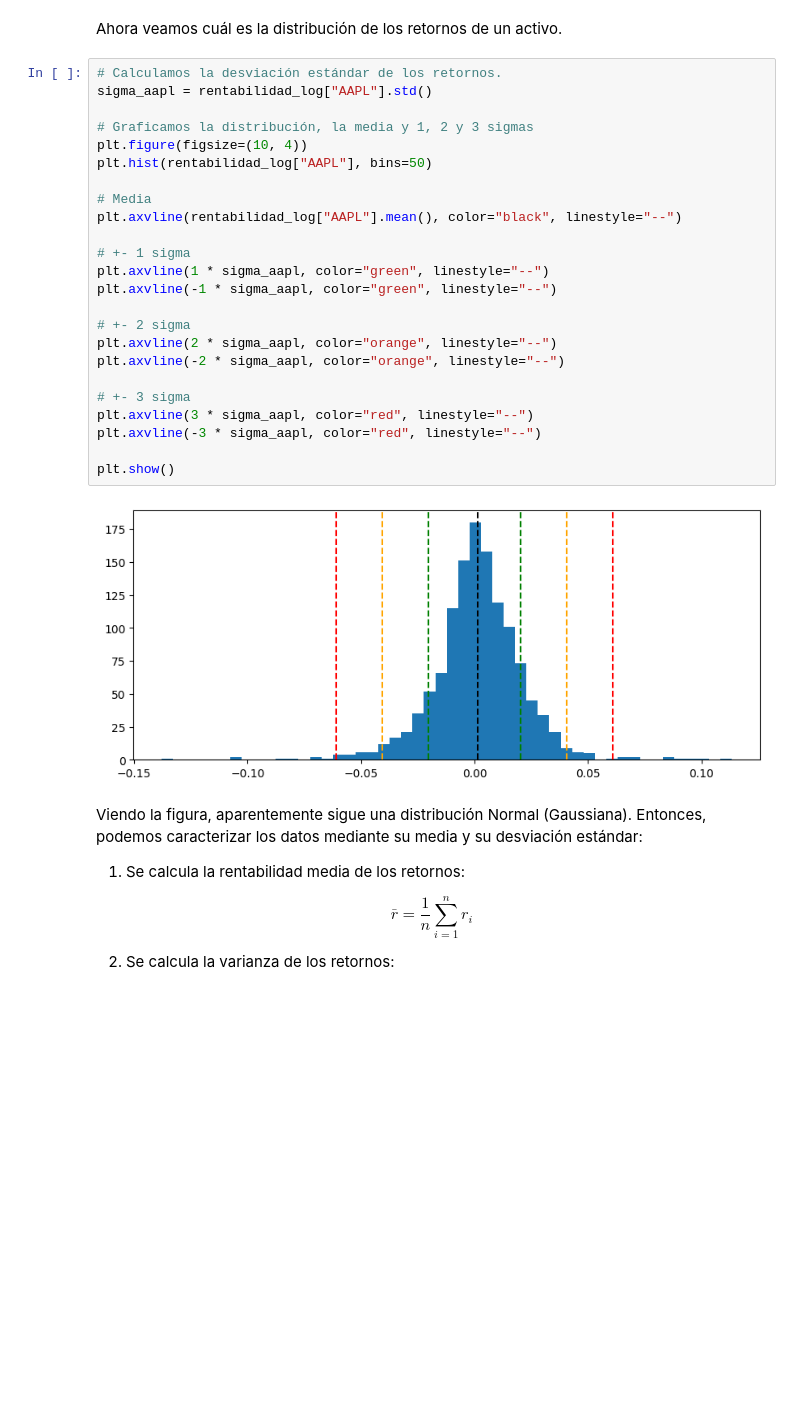
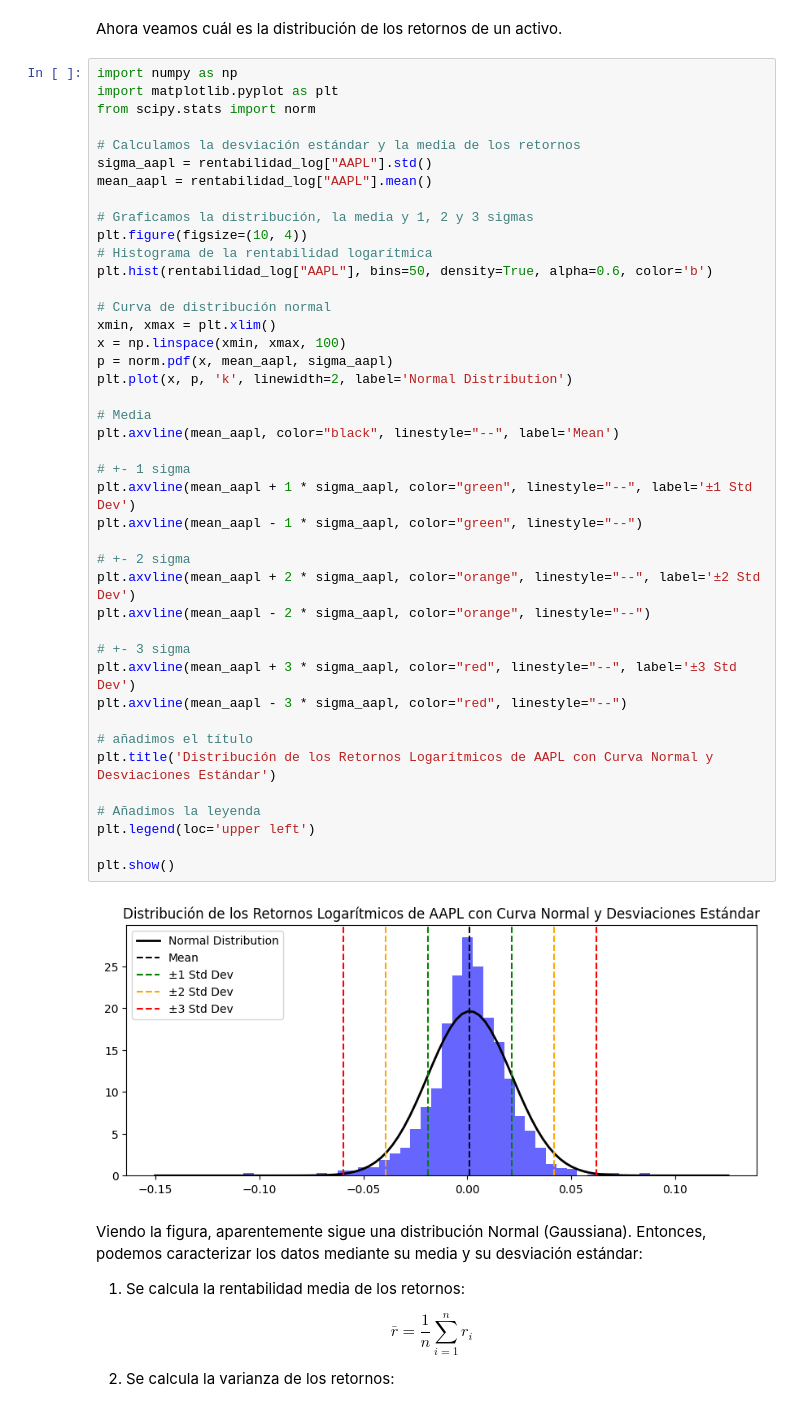
Before and after one commit to alfonso-santos/Introduccion-a-Python-para-las-Finanzas-2024, a Jupyter notebook: Modulo_02_Aplicaciones_Financieras/src/02_01_Descarga y descripción de activos financieros rev 1.ipynb, the cells around one changed output. Cells and saved outputs as stored; diff of their text form; blank space fills up the shorter version.

```diff
--- a/Modulo_02_Aplicaciones_Financieras/src/02_01_Descarga y descripción de activos financieros rev 1.ipynb
+++ b/Modulo_02_Aplicaciones_Financieras/src/02_01_Descarga y descripción de activos financieros rev 1.ipynb
@@ -884,31 +1048,49 @@ plt.show()
 # %% [markdown]
 Ahora veamos cuál es la distribución de los retornos de un activo.
 # %%
-# Calculamos la desviación estándar de los retornos.
+import numpy as np
+import matplotlib.pyplot as plt
+from scipy.stats import norm
+
+# Calculamos la desviación estándar y la media de los retornos
 sigma_aapl = rentabilidad_log["AAPL"].std()
+mean_aapl = rentabilidad_log["AAPL"].mean()
 
 # Graficamos la distribución, la media y 1, 2 y 3 sigmas
 plt.figure(figsize=(10, 4))
-plt.hist(rentabilidad_log["AAPL"], bins=50)
+# Histograma de la rentabilidad logarítmica
+plt.hist(rentabilidad_log["AAPL"], bins=50, density=True, alpha=0.6, color='b')
+
+# Curva de distribución normal
+xmin, xmax = plt.xlim()
+x = np.linspace(xmin, xmax, 100)
+p = norm.pdf(x, mean_aapl, sigma_aapl)
+plt.plot(x, p, 'k', linewidth=2, label='Normal Distribution')
 
 # Media
-plt.axvline(rentabilidad_log["AAPL"].mean(), color="black", linestyle="--")
+plt.axvline(mean_aapl, color="black", linestyle="--", label='Mean')
 
 # +- 1 sigma
-plt.axvline(1 * sigma_aapl, color="green", linestyle="--")
-plt.axvline(-1 * sigma_aapl, color="green", linestyle="--")
+plt.axvline(mean_aapl + 1 * sigma_aapl, color="green", linestyle="--", label='±1 Std Dev')
+plt.axvline(mean_aapl - 1 * sigma_aapl, color="green", linestyle="--")
 
 # +- 2 sigma
-plt.axvline(2 * sigma_aapl, color="orange", linestyle="--")
-plt.axvline(-2 * sigma_aapl, color="orange", linestyle="--")
+plt.axvline(mean_aapl + 2 * sigma_aapl, color="orange", linestyle="--", label='±2 Std Dev')
+plt.axvline(mean_aapl - 2 * sigma_aapl, color="orange", linestyle="--")
 
 # +- 3 sigma
-plt.axvline(3 * sigma_aapl, color="red", linestyle="--")
-plt.axvline(-3 * sigma_aapl, color="red", linestyle="--")
+plt.axvline(mean_aapl + 3 * sigma_aapl, color="red", linestyle="--", label='±3 Std Dev')
+plt.axvline(mean_aapl - 3 * sigma_aapl, color="red", linestyle="--")
+
+# añadimos el título
+plt.title('Distribución de los Retornos Logarítmicos de AAPL con Curva Normal y Desviaciones Estándar')
+
+# Añadimos la leyenda
+plt.legend(loc='upper left')
 
 plt.show()
 # %% [output]
-[figure, old version]
+[figure, new version]
 # %% [markdown]
 Viendo la figura, aparentemente sigue una distribución Normal (Gaussiana). Entonces, podemos caracterizar los datos mediante su media y su desviación estándar:
 
```
Also changed, not shown: parts of 25 cells of this notebook, 37 other files.
